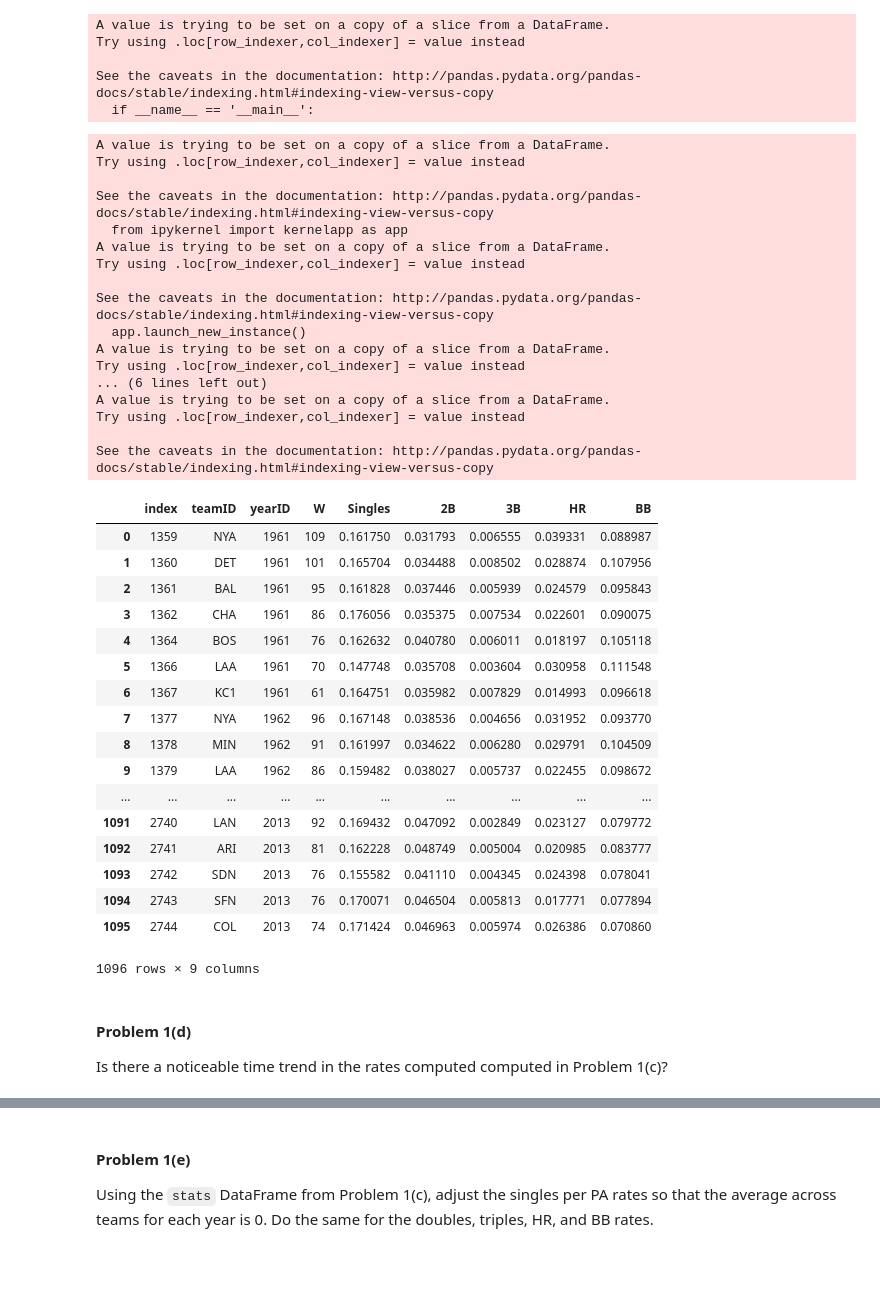
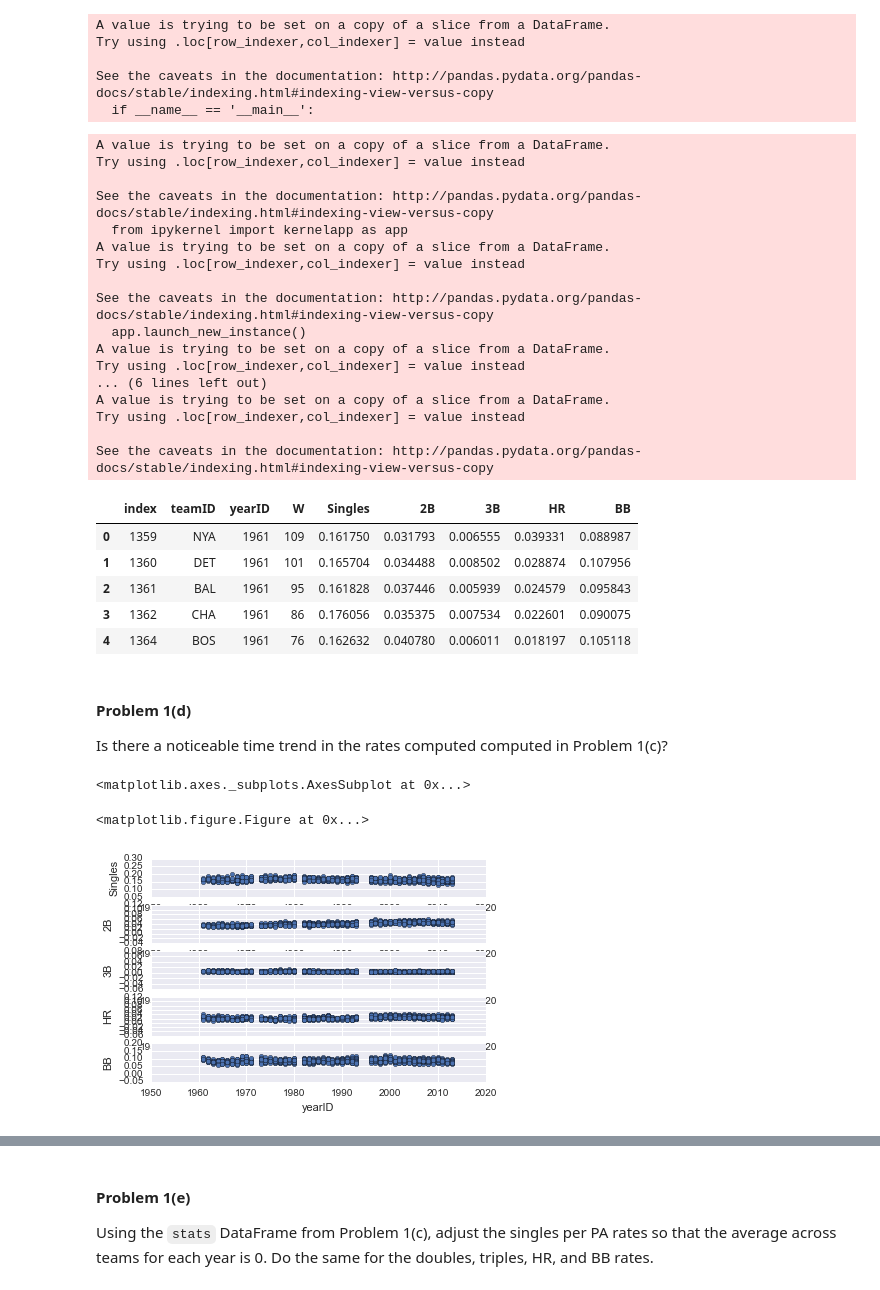
Before and after one commit to AnilKumarTeegala/DSE220_Machine_Learning, a Jupyter notebook: IPynb/Assignment_2_MAS.ipynb, the cells around one changed output, grey strips where cells are left out. Cells and saved outputs as stored; diff of their text form; code cells hidden in the pictures; blank space fills up the shorter version.

```diff
--- a/IPynb/Assignment_2_MAS.ipynb
+++ b/IPynb/Assignment_2_MAS.ipynb
@@ -159,46 +159,34 @@ stats = filtered_teams[['teamID','yearID', 'W', 'Singles', '2B', '3B', 'HR', 'BB
 stats['Singles'] = stats['Singles']/filtered_teams['PA']
 stats['2B'] = stats['2B']/filtered_teams['PA']
 stats['3B'] = stats['3B']/filtered_teams['PA']
 stats['HR'] = stats['HR']/filtered_teams['PA']
 stats['BB'] = stats['BB']/filtered_teams['PA']
 stats = stats.reset_index()
-stats
+stats.head()
 # %% [output]
 A value is trying to be set on a copy of a slice from a DataFrame.
 Try using .loc[row_indexer,col_indexer] = value instead
 
 See the caveats in the documentation: http://pandas.pydata.org/pandas-docs/stable/indexing.html#indexing-view-versus-copy
   from ipykernel import kernelapp as app
 A value is trying to be set on a copy of a slice from a DataFrame.
 Try using .loc[row_indexer,col_indexer] = value instead
 
 See the caveats in the documentation: http://pandas.pydata.org/pandas-docs/stable/indexing.html#indexing-view-versus-copy
   app.launch_new_instance()
 A value is trying to be set on a copy of a slice from a DataFrame.
 Try using .loc[row_indexer,col_indexer] = value instead
 ... (6 lines left out)
 A value is trying to be set on a copy of a slice from a DataFrame.
 Try using .loc[row_indexer,col_indexer] = value instead
 
 See the caveats in the documentation: http://pandas.pydata.org/pandas-docs/stable/indexing.html#indexing-view-versus-copy
 |  | index | teamID | yearID | W | Singles | 2B | 3B | HR | BB |
 | 0 | 1359 | NYA | 1961 | 109 | 0.161750 | 0.031793 | 0.006555 | 0.039331 | 0.088987 |
 | 1 | 1360 | DET | 1961 | 101 | 0.165704 | 0.034488 | 0.008502 | 0.028874 | 0.107956 |
 | 2 | 1361 | BAL | 1961 | 95 | 0.161828 | 0.037446 | 0.005939 | 0.024579 | 0.095843 |
 | 3 | 1362 | CHA | 1961 | 86 | 0.176056 | 0.035375 | 0.007534 | 0.022601 | 0.090075 |
 | 4 | 1364 | BOS | 1961 | 76 | 0.162632 | 0.040780 | 0.006011 | 0.018197 | 0.105118 |
-| 5 | 1366 | LAA | 1961 | 70 | 0.147748 | 0.035708 | 0.003604 | 0.030958 | 0.111548 |
-| 6 | 1367 | KC1 | 1961 | 61 | 0.164751 | 0.035982 | 0.007829 | 0.014993 | 0.096618 |
-| 7 | 1377 | NYA | 1962 | 96 | 0.167148 | 0.038536 | 0.004656 | 0.031952 | 0.093770 |
-| 8 | 1378 | MIN | 1962 | 91 | 0.161997 | 0.034622 | 0.006280 | 0.029791 | 0.104509 |
-| 9 | 1379 | LAA | 1962 | 86 | 0.159482 | 0.038027 | 0.005737 | 0.022455 | 0.098672 |
-| ... | ... | ... | ... | ... | ... | ... | ... | ... | ... |
-| 1091 | 2740 | LAN | 2013 | 92 | 0.169432 | 0.047092 | 0.002849 | 0.023127 | 0.079772 |
-| 1092 | 2741 | ARI | 2013 | 81 | 0.162228 | 0.048749 | 0.005004 | 0.020985 | 0.083777 |
-| 1093 | 2742 | SDN | 2013 | 76 | 0.155582 | 0.041110 | 0.004345 | 0.024398 | 0.078041 |
-| 1094 | 2743 | SFN | 2013 | 76 | 0.170071 | 0.046504 | 0.005813 | 0.017771 | 0.077894 |
-| 1095 | 2744 | COL | 2013 | 74 | 0.171424 | 0.046963 | 0.005974 | 0.026386 | 0.070860 |
-1096 rows × 9 columns
 # %% [markdown]
 #### Problem 1(d)
 
@@ -207,0 +201,13 @@ Is there a noticeable time trend in the rates computed computed in Problem 1(c)?
+# %%
+plt.figure(figsize = (10,20));
+
+
+stats.plot(kind='scatter', x = 'yearID', y = 'Singles')
+stats.plot(kind='scatter', x = 'yearID', y = '2B')
+stats.plot(kind='scatter', x = 'yearID', y = '3B')
+stats.plot(kind='scatter', x = 'yearID', y = 'HR')
+stats.plot(kind='scatter', x = 'yearID', y = 'BB', ax=axes[4])
+# %% [output]
+<matplotlib.axes._subplots.AxesSubplot at 0x...>
+<matplotlib.figure.Figure at 0x...>
+[figure, added]
```
Also changed, not shown: parts of 3 cells of this notebook, 1 other file.
